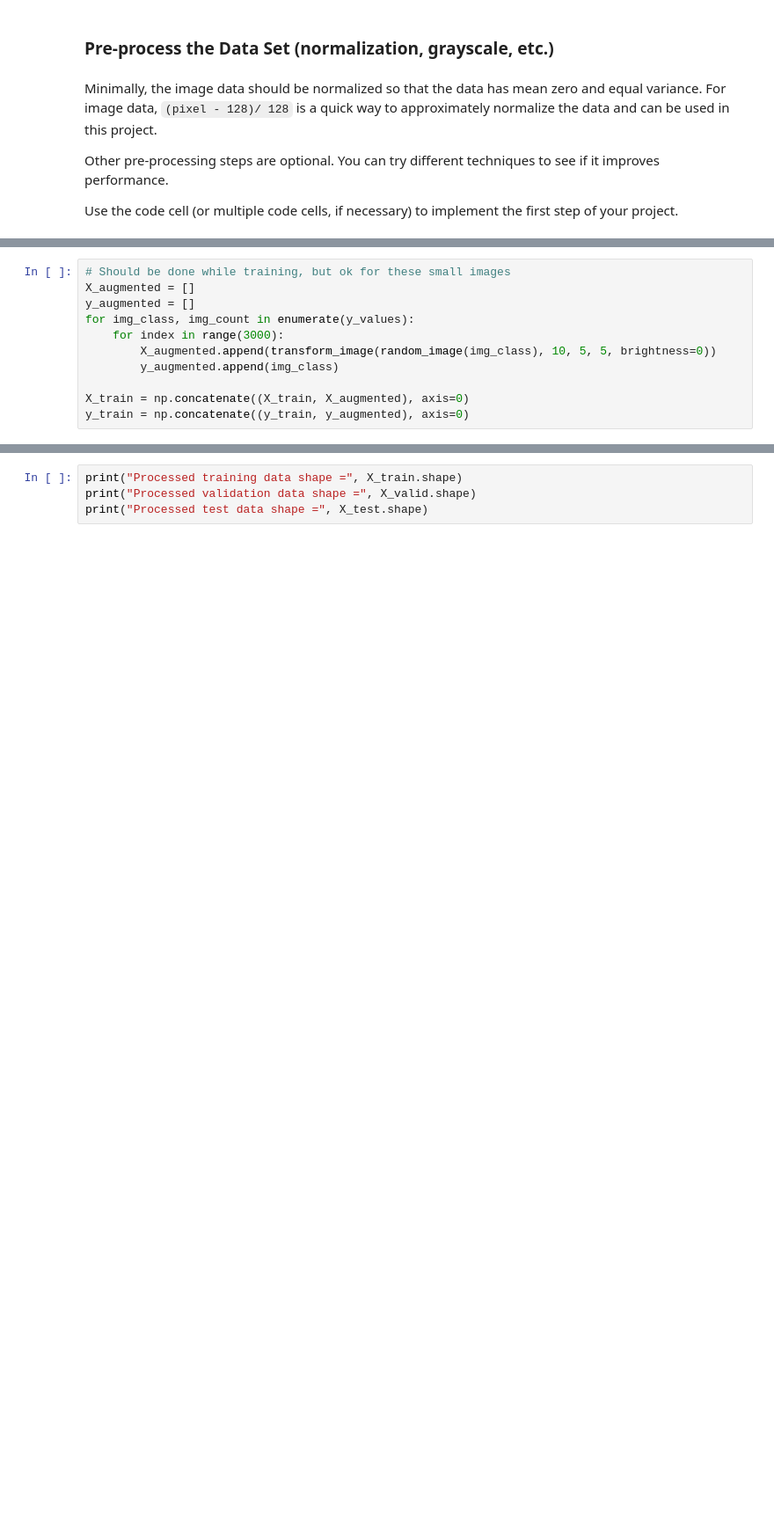
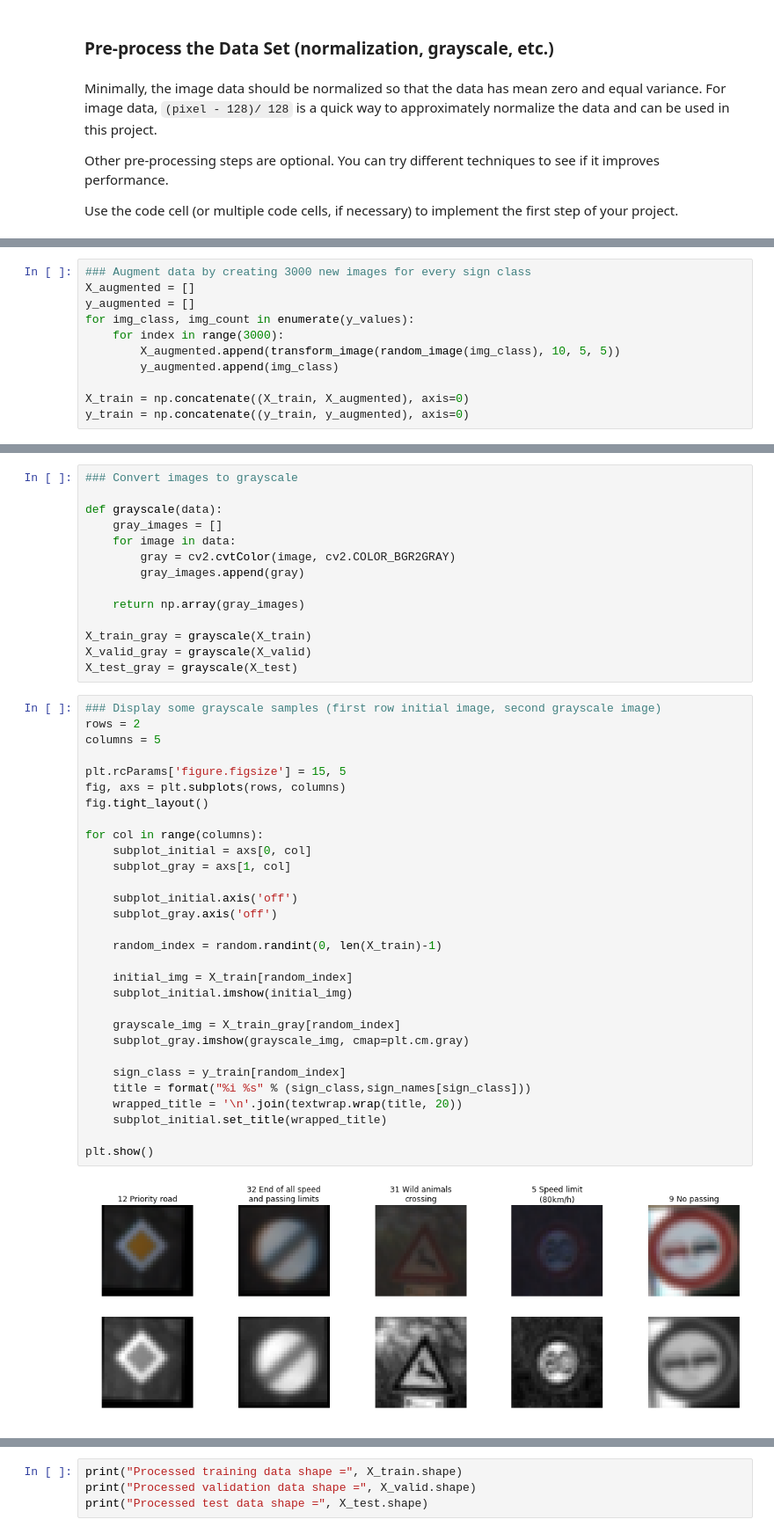
Before and after one commit to rometaidla/CarND-Traffic-Sign-Classifier-Project, a Jupyter notebook: Traffic_Sign_Classifier.ipynb, the cells around one changed output, grey strips where cells are left out. Shown: that part at 88% size. Drawn from its saved outputs; the diff is of its cells as text; blank space fills up the shorter version.

```diff
--- a/Traffic_Sign_Classifier.ipynb
+++ b/Traffic_Sign_Classifier.ipynb
@@ -241,11 +225,11 @@ def transform_image(img,ang_range,shear_range,trans_range,brightness=0):
     return img
 # %%
-# Should be done while training, but ok for these small images
+### Augment data by creating 3000 new images for every sign class
 X_augmented = []
 y_augmented = []
 for img_class, img_count in enumerate(y_values):
     for index in range(3000):
-        X_augmented.append(transform_image(random_image(img_class), 10, 5, 5, brightness=0))
+        X_augmented.append(transform_image(random_image(img_class), 10, 5, 5))
         y_augmented.append(img_class)
 
 X_train = np.concatenate((X_train, X_augmented), axis=0)
@@ -311 +278,47 @@ def preprocess(data):
+# %%
+### Convert images to grayscale
+
+def grayscale(data):
+    gray_images = []
+    for image in data:
+        gray = cv2.cvtColor(image, cv2.COLOR_BGR2GRAY)
+        gray_images.append(gray)
+
+    return np.array(gray_images)
+
+X_train_gray = grayscale(X_train)
+X_valid_gray = grayscale(X_valid)
+X_test_gray = grayscale(X_test)
+# %%
+### Display some grayscale samples (first row initial image, second grayscale image)
+rows = 2
+columns = 5
+
+plt.rcParams['figure.figsize'] = 15, 5
+fig, axs = plt.subplots(rows, columns)
+fig.tight_layout()
+
+for col in range(columns):
+    subplot_initial = axs[0, col]
+    subplot_gray = axs[1, col]
+
+    subplot_initial.axis('off')
+    subplot_gray.axis('off')
+
+    random_index = random.randint(0, len(X_train)-1)
+
+    initial_img = X_train[random_index]
+    subplot_initial.imshow(initial_img)
+
+    grayscale_img = X_train_gray[random_index]
+    subplot_gray.imshow(grayscale_img, cmap=plt.cm.gray)
+
+    sign_class = y_train[random_index]
+    title = format("%i %s" % (sign_class,sign_names[sign_class]))
+    wrapped_title = '\n'.join(textwrap.wrap(title, 20))
+    subplot_initial.set_title(wrapped_title)
+
+plt.show()
+# %% [output]
+[figure, added]
 # %%
```
Also changed, not shown: parts of 24 cells of this notebook.
